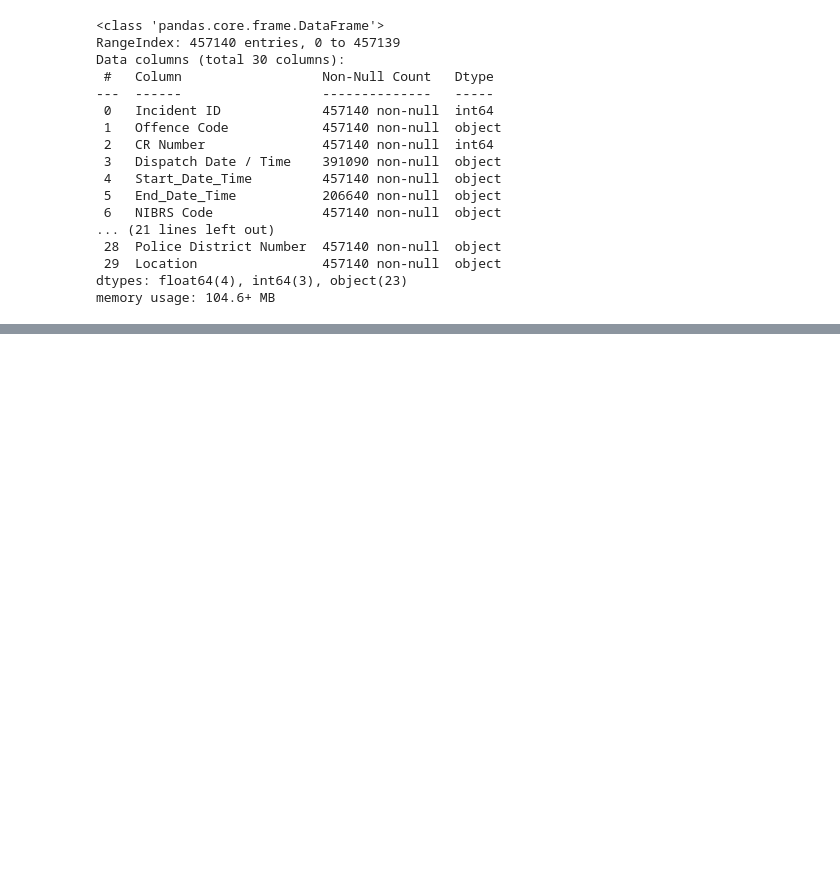
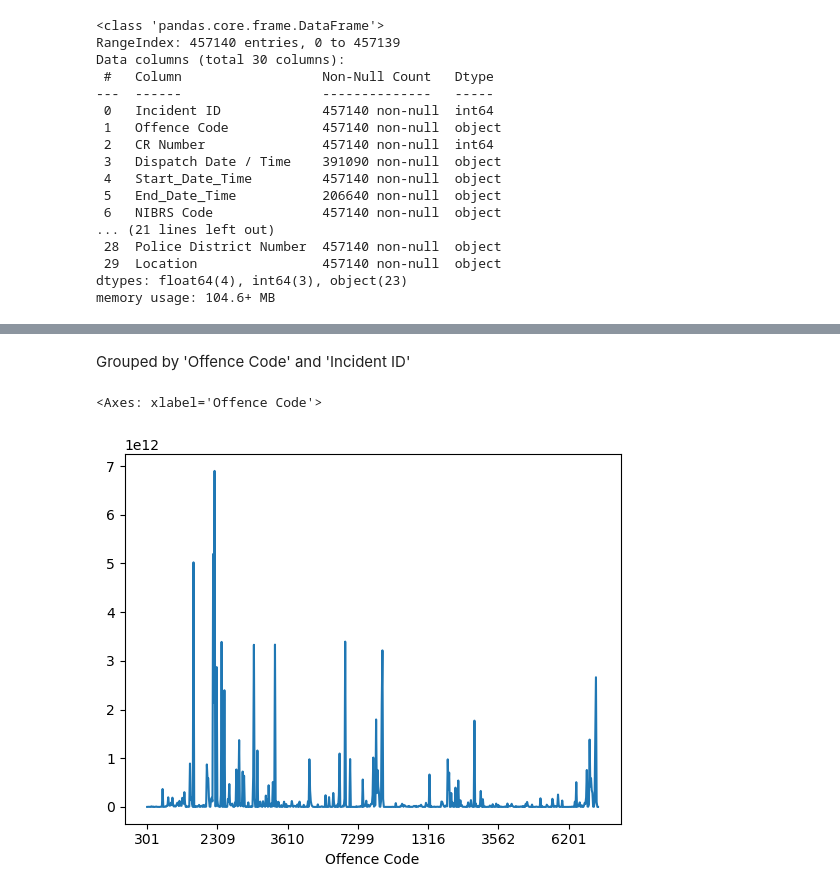
Before and after one commit to maddygaudio5/IA340-2025, a Jupyter notebook: lab2.ipynb, the cells around one changed output, grey strips where cells are left out. Saved outputs shown, nothing was run; the diff lists cells and outputs as text; code cells hidden in the pictures; blank space fills up the shorter version.

```diff
--- a/lab2.ipynb
+++ b/lab2.ipynb
@@ -152,0 +201,3 @@ Series([], Name: count, dtype: int64)
+# %%
+sum_id_by_oc = df.groupby('Offence Code')['Incident ID'].sum()
+sum_id_by_oc.head()
@@ -152,0 +212,7 @@ Series([], Name: count, dtype: int64)
+# %% [markdown]
+Grouped by 'Offence Code' and 'Incident ID'
+# %%
+sum_id_by_oc.plot() #use a line chart to show the result
+# %% [output]
+<Axes: xlabel='Offence Code'>
+[figure, added]
```
Also changed, not shown: parts of 32 cells of this notebook.
